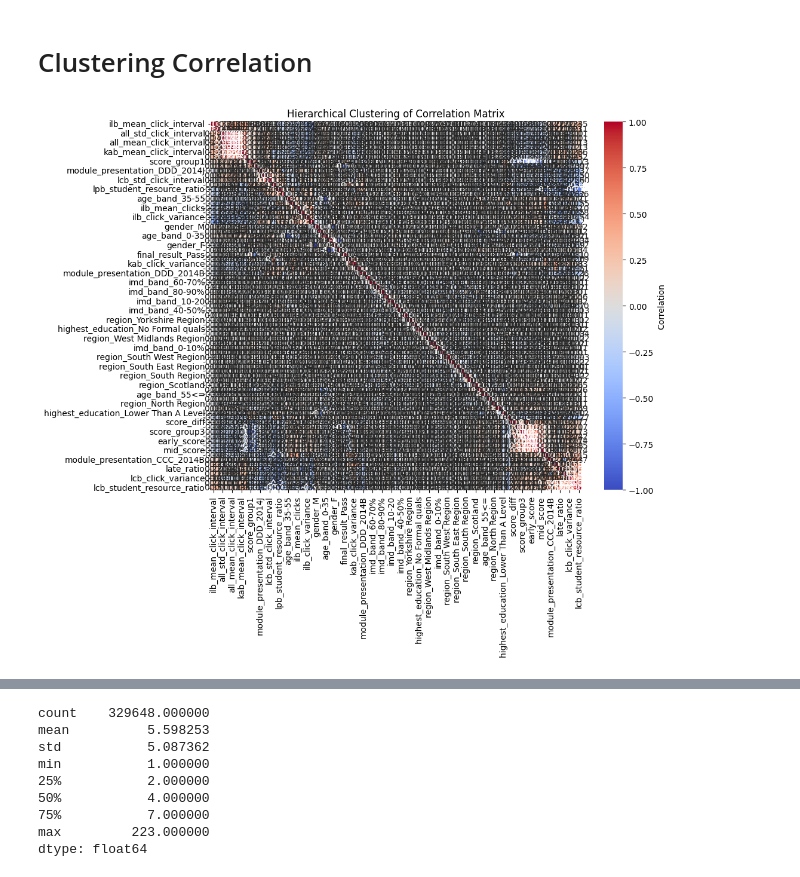
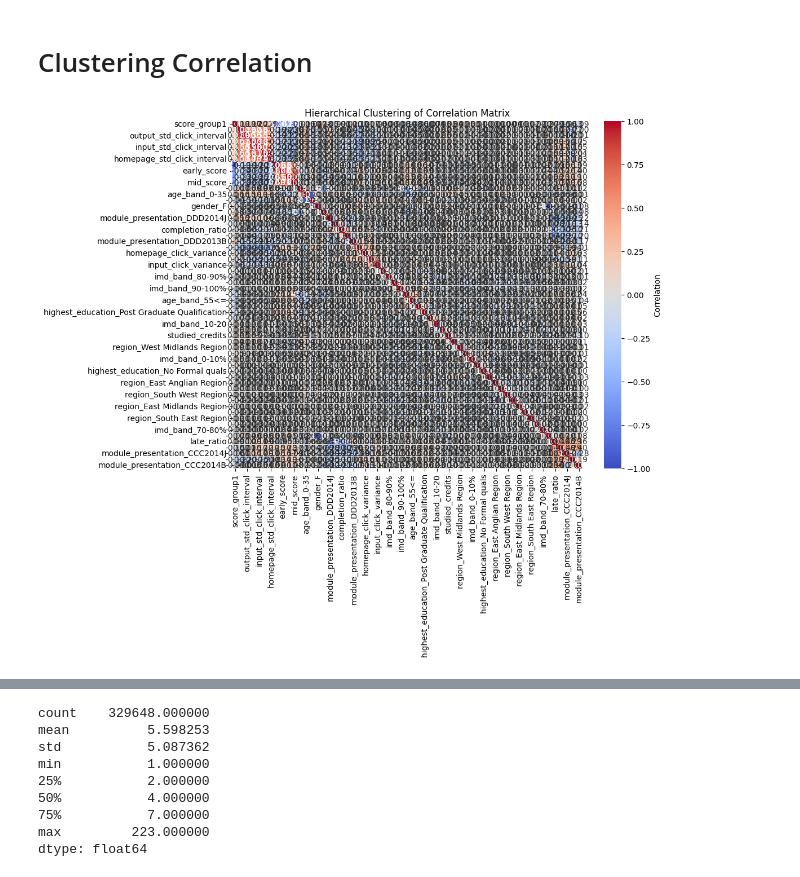
Before and after one commit to Chia-Chi-Shen/oulad, a Jupyter notebook: description.ipynb, the cells around one changed output, grey strips where cells are left out. Cells and saved outputs as stored; diff of their text form; code cells hidden in the pictures.

```diff
--- a/description.ipynb
+++ b/description.ipynb
@@ -13,8 +13,8 @@ from sklearn.preprocessing import LabelEncoder
 clustering_method = 'average'  # 可選擇 'single', 'complete', 'average', 'ward'
 
 # Step 1: 讀取資料並進行分組
-df = pd.read_csv("data_0510_3c.csv")
-df = df[df['score'] != 'group2']
+df = pd.read_csv("data_0521_normalized.csv")
+# df = df[df['score'] != 'group2']
 # df = df[[col for col in df.columns if 'mean_clicks' in col]]
 
 # drop_names = ['dataplus', 'sharedsubpage', 'questionnaire', 'dualpane', 'repeatactivity', 'folder', 'htmlactivity']
@@ -39,34 +39,34 @@ df = df[df['score'] != 'group2']
 # Step 3: 使用 One-Hot Encoding 處理類別變數
 df = pd.get_dummies(df)
 
 # 計算 Pearson 相關矩陣（數值變數）
 corr_matrix = df.corr(method='pearson')
 corr_matrix = corr_matrix.fillna(0)  # 將 NaN 替換為 0
 
 # Step 4: 進行階層分群並重新排列
 # 先將相關矩陣轉為距離矩陣（1-相關性），因為階層分群使用的是距離
 distance_matrix = 1 - corr_matrix
 
 # 使用 linkage 計算階層分群，方法可以選擇 "average", "single", "complete" 等
 Z = linkage(pdist(distance_matrix), method=clustering_method)
 
 # 根據階層分群的結果排序相關矩陣
 dendro = dendrogram(Z, no_plot=True)
 ordered_idx = dendro['leaves']
 
 # 重新排列相關矩陣
 ordered_corr_matrix = corr_matrix.iloc[ordered_idx, ordered_idx]
 
 # 儲存排序後的結果到 clustcorr.csv
 ordered_corr_matrix.to_csv(f'clustcorr_{clustering_method}.csv')
 
 # Step 5: 畫色溫圖
 plt.figure(figsize=(10, 8))
 sns.heatmap(ordered_corr_matrix, annot=True, cmap='coolwarm', fmt='.2f', cbar_kws={'label': 'Correlation'})
 plt.title('Hierarchical Clustering of Correlation Matrix')
 plt.show()
 # %% [output]
-[figure, old version]
+[figure, new version]
 # %%
 distance_matrix
 # %% [output]
```
Also changed, not shown: parts of 4 cells of this notebook, 7 other files.
